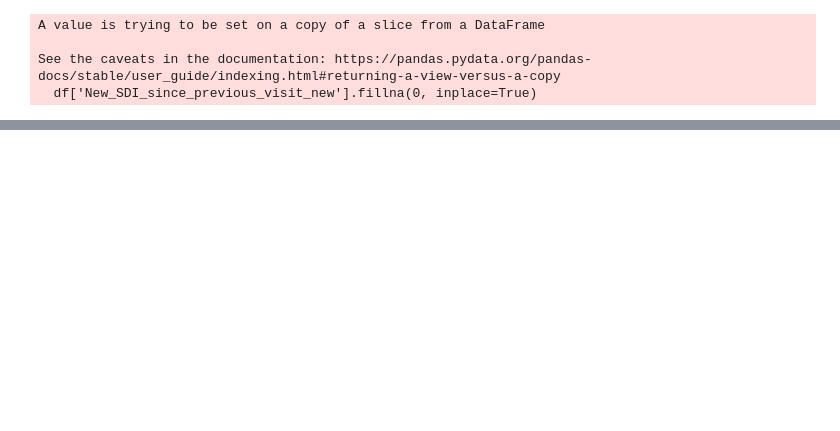
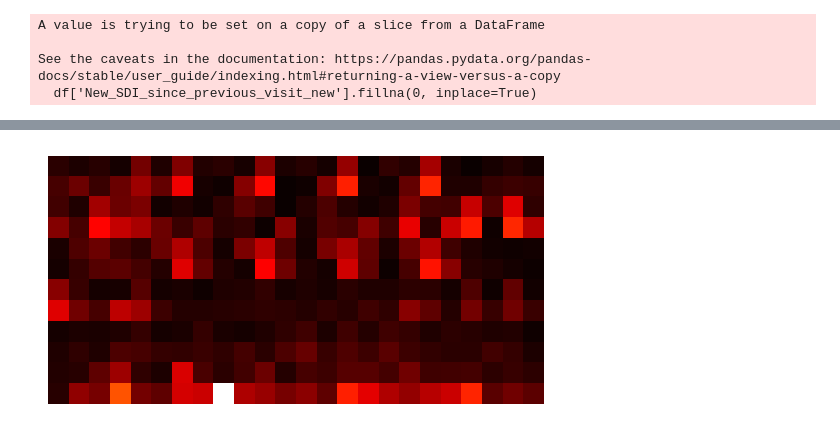
Before and after one commit to isevr/SDI, a Jupyter notebook: cae.ipynb, the cells around one changed output, grey strips where cells are left out. Drawn from its saved outputs; the diff is of its cells as text; code cells hidden in the pictures; blank space fills up the shorter version.

Commit message:
cae labels

```diff
--- a/cae.ipynb
+++ b/cae.ipynb
@@ -413,0 +352,66 @@ weighted avg       1.00      1.00      1.00       131
+# %%
+import numpy as np
+import tensorflow as tf
+import matplotlib.pyplot as plt
+
+def compute_saliency_map(model, input_image):
+    input_image = np.expand_dims(input_image, axis=0)  # Add batch dimension
+
+    # Create a tensor for the input and make it watchable for gradient computation
+    input_tensor = tf.convert_to_tensor(input_image, dtype=tf.float32)
+
+    with tf.GradientTape() as tape:
+        # Ensure that the input tensor is being tracked by the gradient tape
+        tape.watch(input_tensor)
+
+        # Get the model's prediction for the input image
+        prediction = model(input_tensor)
+
+        output_value = prediction
+
+    # Compute the gradients of the output with respect to the input image
+    gradients = tape.gradient(output_value, input_tensor)
+
+    saliency = np.abs(gradients.numpy())
+
+    # Remove the batch dimension for visualization purposes
+    saliency = np.squeeze(saliency)
+
+    return saliency
+
+def compute_saliency_for_dataset(model, dataset):
+    num_samples = len(dataset)
+    saliency_sum = None
+
+    # Loop through each sample in the dataset
+    for i, sample in enumerate(dataset):
+        print(f"Processing sample {i+1}/{num_samples}")
+
+        # Compute the saliency map for the current sample
+        saliency_map = compute_saliency_map(model, sample)
+
+        # Initialize saliency_sum if it's the first sample
+        if saliency_sum is None:
+            saliency_sum = saliency_map
+        else:
+            # Accumulate the saliency maps
+            saliency_sum += saliency_map
+
+    # Average the saliency maps across all samples
+    saliency_avg = saliency_sum / num_samples
+
+    return saliency_avg
+
+saliency_avg_map = compute_saliency_for_dataset(sdi0_pred, sdi_0)
+
+# Plot the averaged saliency map
+plt.figure(figsize=(10,10))
+plt.imshow(saliency_avg_map, cmap='hot')
+plt.grid(False)
+plt.axis('on')
+x_labels = df.columns[2:-1].to_list()
+plt.xticks(np.arange(len(x_labels)), x_labels, rotation=90)
+plt.yticks(np.arange(12), [i for i in range(1, 13)])
+plt.colorbar()
+plt.show()
+# %% [output]
@@ -413,0 +435 @@ weighted avg       1.00      1.00      1.00       131
+[figure, added]
```
Also changed, not shown: parts of 25 cells of this notebook.
